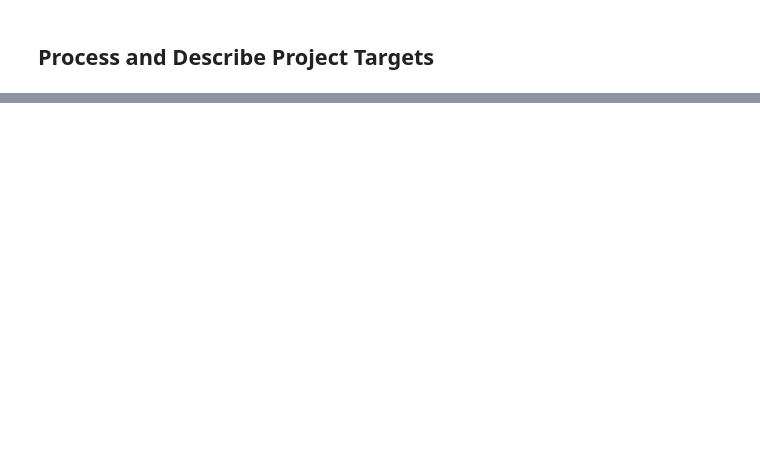
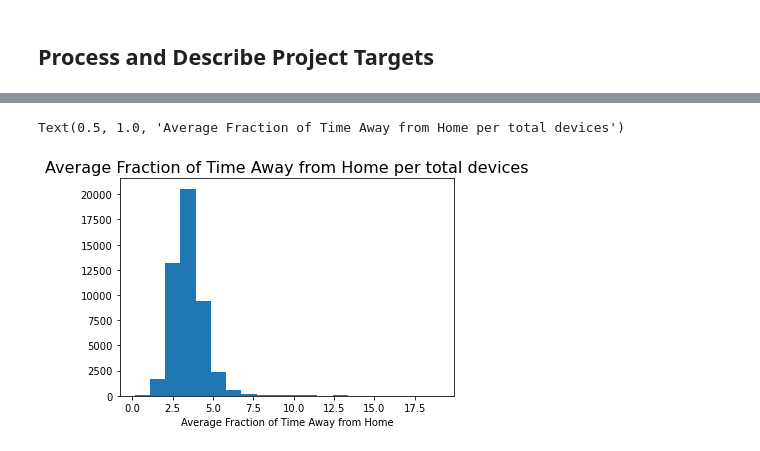
Before and after one commit to IssueToImpact/covid-chicago-mobility, a Jupyter notebook: safegraph_targets.ipynb, the cells around one changed output, grey strips where cells are left out. Cells and saved outputs as stored; diff of their text form; code cells hidden in the pictures; blank space fills up the shorter version.

```diff
--- a/safegraph_targets.ipynb
+++ b/safegraph_targets.ipynb
@@ -61,5 +53,8 @@ plt.title('Fraction of Devices Exhibiting Full or Part Time Work Behavior', font
 # %%
-plt.hist(df_targets['fraction_time_away_all'], bins=20)
+plt.hist(df_targets['avg_time_away_all'], bins=20)
 plt.xlabel('Average Fraction of Time Away from Home')
 plt.title('Average Fraction of Time Away from Home per total devices', fontsize=16)
+# %% [output]
+Text(0.5, 1.0, 'Average Fraction of Time Away from Home per total devices')
+[figure, added]
 # %%
```
Also changed, not shown: parts of 31 cells of this notebook, 2 other files.
